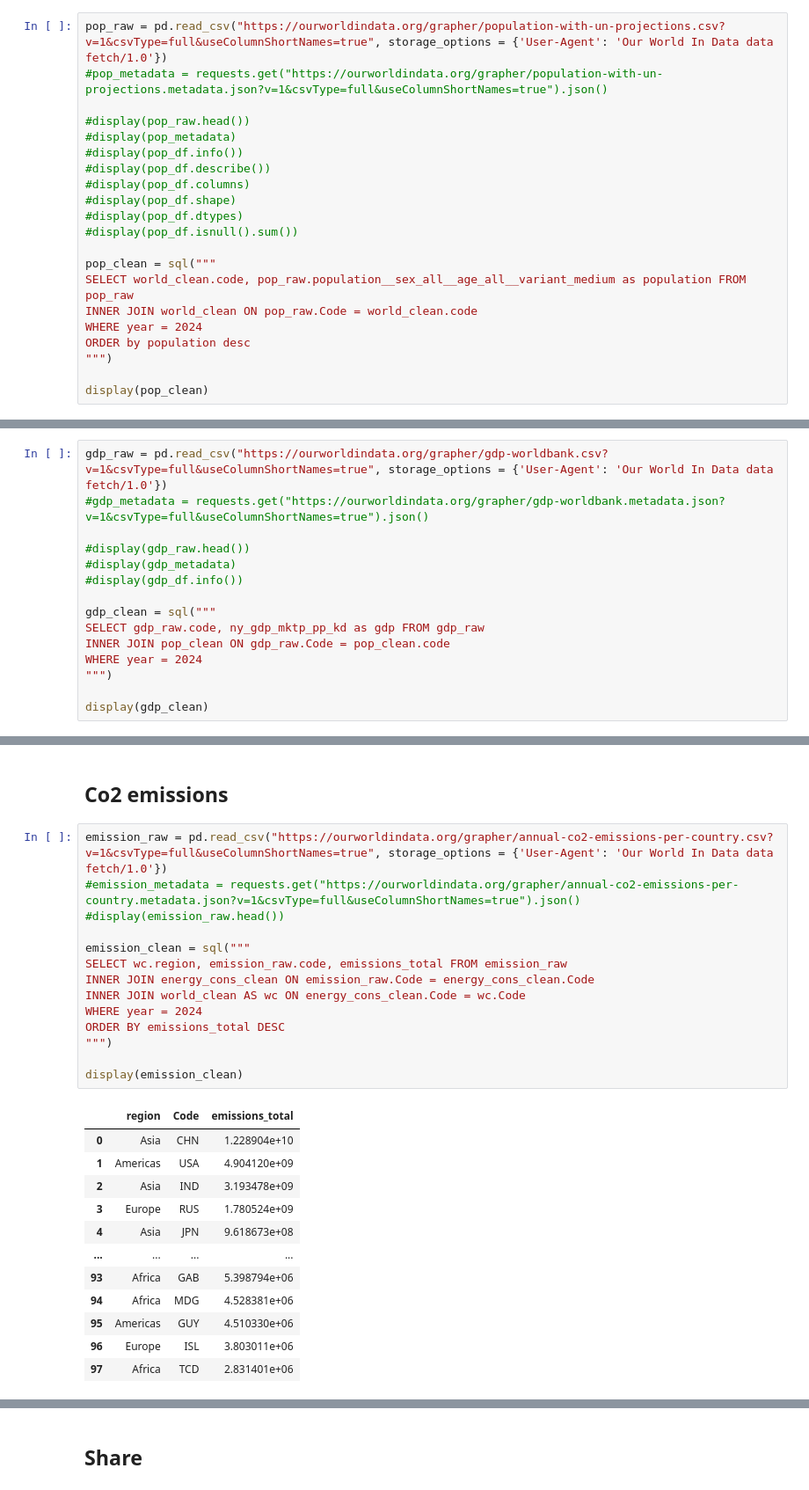
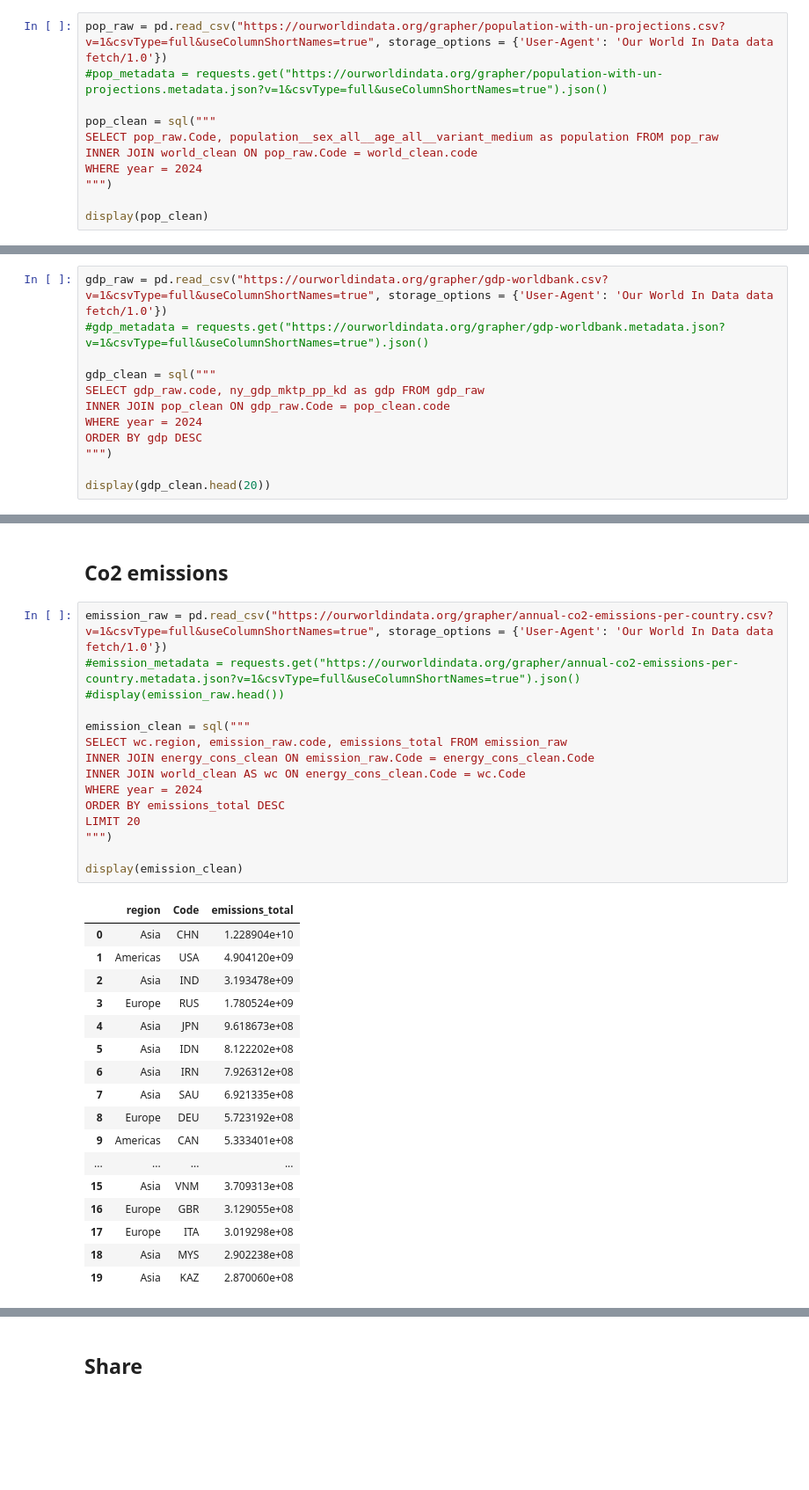
Before and after one commit to william-toscani/Data_Visualization_Project, a Jupyter notebook: Data_Viz_Project.ipynb, the cells around one changed output, grey strips where cells are left out. Shown: that part at 88% size. Saved outputs shown, nothing was run; the diff lists cells and outputs as text; blank space fills up the shorter version.

```diff
--- a/Data_Viz_Project.ipynb
+++ b/Data_Viz_Project.ipynb
@@ -49,20 +47,10 @@ display(world_clean)
 pop_raw = pd.read_csv("https://ourworldindata.org/grapher/population-with-un-projections.csv?v=1&csvType=full&useColumnShortNames=true", storage_options = {'User-Agent': 'Our World In Data data fetch/1.0'})
 #pop_metadata = requests.get("https://ourworldindata.org/grapher/population-with-un-projections.metadata.json?v=1&csvType=full&useColumnShortNames=true").json()
 
-#display(pop_raw.head())
-#display(pop_metadata)
-#display(pop_df.info())
-#display(pop_df.describe())
-#display(pop_df.columns)
-#display(pop_df.shape)
-#display(pop_df.dtypes)
-#display(pop_df.isnull().sum())
-
 pop_clean = sql("""
-SELECT world_clean.code, pop_raw.population__sex_all__age_all__variant_medium as population FROM pop_raw
+SELECT pop_raw.Code, population__sex_all__age_all__variant_medium as population FROM pop_raw
 INNER JOIN world_clean ON pop_raw.Code = world_clean.code
 WHERE year = 2024
-ORDER by population desc
 """)
 
 display(pop_clean)
@@ -85,17 +73,14 @@ display(pop_clean)
 # %%
 gdp_raw = pd.read_csv("https://ourworldindata.org/grapher/gdp-worldbank.csv?v=1&csvType=full&useColumnShortNames=true", storage_options = {'User-Agent': 'Our World In Data data fetch/1.0'})
 #gdp_metadata = requests.get("https://ourworldindata.org/grapher/gdp-worldbank.metadata.json?v=1&csvType=full&useColumnShortNames=true").json()
-
-#display(gdp_raw.head())
-#display(gdp_metadata)
-#display(gdp_df.info())
 
 gdp_clean = sql("""
 SELECT gdp_raw.code, ny_gdp_mktp_pp_kd as gdp FROM gdp_raw
 INNER JOIN pop_clean ON gdp_raw.Code = pop_clean.code
 WHERE year = 2024
+ORDER BY gdp DESC
 """)
 
-display(gdp_clean)
+display(gdp_clean.head(20))
 # %% [output]
 |  | Code | gdp |
@@ -147,27 +167,33 @@ display(energy_cons_clean)
 # %%
 emission_raw = pd.read_csv("https://ourworldindata.org/grapher/annual-co2-emissions-per-country.csv?v=1&csvType=full&useColumnShortNames=true", storage_options = {'User-Agent': 'Our World In Data data fetch/1.0'})
 #emission_metadata = requests.get("https://ourworldindata.org/grapher/annual-co2-emissions-per-country.metadata.json?v=1&csvType=full&useColumnShortNames=true").json()
 #display(emission_raw.head())
 
 emission_clean = sql("""
 SELECT wc.region, emission_raw.code, emissions_total FROM emission_raw
 INNER JOIN energy_cons_clean ON emission_raw.Code = energy_cons_clean.Code
 INNER JOIN world_clean AS wc ON energy_cons_clean.Code = wc.Code
 WHERE year = 2024
 ORDER BY emissions_total DESC
+LIMIT 20
 """)
 
 display(emission_clean)
 # %% [output]
 |  | region | Code | emissions_total |
 | 0 | Asia | CHN | 1.228904e+10 |
 | 1 | Americas | USA | 4.904120e+09 |
 | 2 | Asia | IND | 3.193478e+09 |
 | 3 | Europe | RUS | 1.780524e+09 |
 | 4 | Asia | JPN | 9.618673e+08 |
+| 5 | Asia | IDN | 8.122202e+08 |
+| 6 | Asia | IRN | 7.926312e+08 |
+| 7 | Asia | SAU | 6.921335e+08 |
+| 8 | Europe | DEU | 5.723192e+08 |
+| 9 | Americas | CAN | 5.333401e+08 |
 | ... | ... | ... | ... |
-| 93 | Africa | GAB | 5.398794e+06 |
-| 94 | Africa | MDG | 4.528381e+06 |
-| 95 | Americas | GUY | 4.510330e+06 |
-| 96 | Europe | ISL | 3.803011e+06 |
-| 97 | Africa | TCD | 2.831401e+06 |
+| 15 | Asia | VNM | 3.709313e+08 |
+| 16 | Europe | GBR | 3.129055e+08 |
+| 17 | Europe | ITA | 3.019298e+08 |
+| 18 | Asia | MYS | 2.902238e+08 |
+| 19 | Asia | KAZ | 2.870060e+08 |
```
Also changed, not shown: parts of 18 cells of this notebook.
